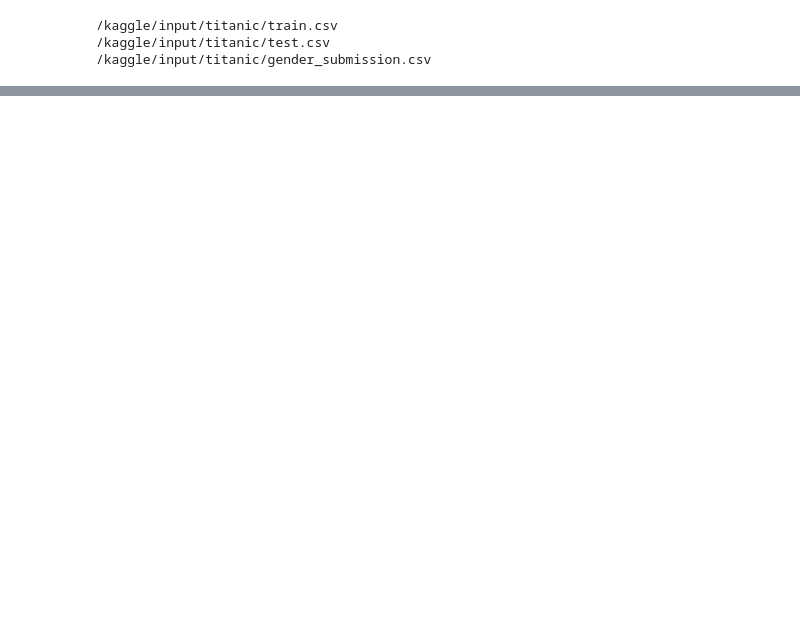
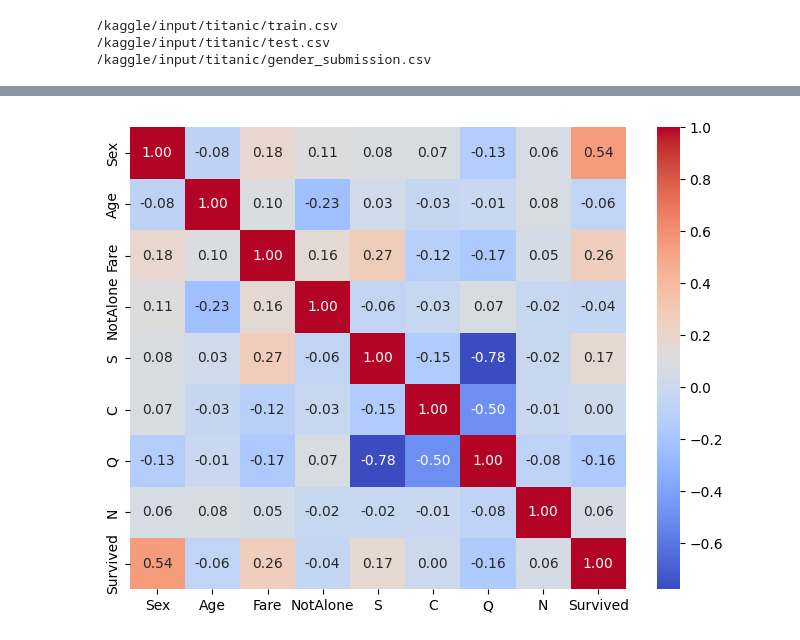
Before and after one commit to amartya-pandey/kaggle-competitions, a Jupyter notebook: Titanic-MachineLearningfromDisaster.ipynb, the cells around one changed output, grey strips where cells are left out. Saved outputs shown, nothing was run; the diff lists cells and outputs as text; code cells hidden in the pictures; blank space fills up the shorter version.

```diff
--- a/Titanic-MachineLearningfromDisaster.ipynb
+++ b/Titanic-MachineLearningfromDisaster.ipynb
@@ -112,0 +149,5 @@ Name: Survived, dtype: int64
+# %%
+# Dependent and Independent features
+
+X = train.drop('Survived', axis=1)
+y = train['Survived']
@@ -113,3 +163,12 @@ Name: Survived, dtype: int64
+# %%
+num_features = pd.concat([X, y], axis=1)
+corr = num_features.corr()
+
+plt.figure(figsize=(8,6))
+sns.heatmap(corr, annot=True, cmap='coolwarm', fmt='.2f')
+plt.show()
+# %% [output]
+[figure, added]
 # %%
 plt.figure(figsize=(6, 8))
 sns.boxplot(data=train, x='Survived', y='Age')
```
Also changed, not shown: parts of 32 cells of this notebook.
